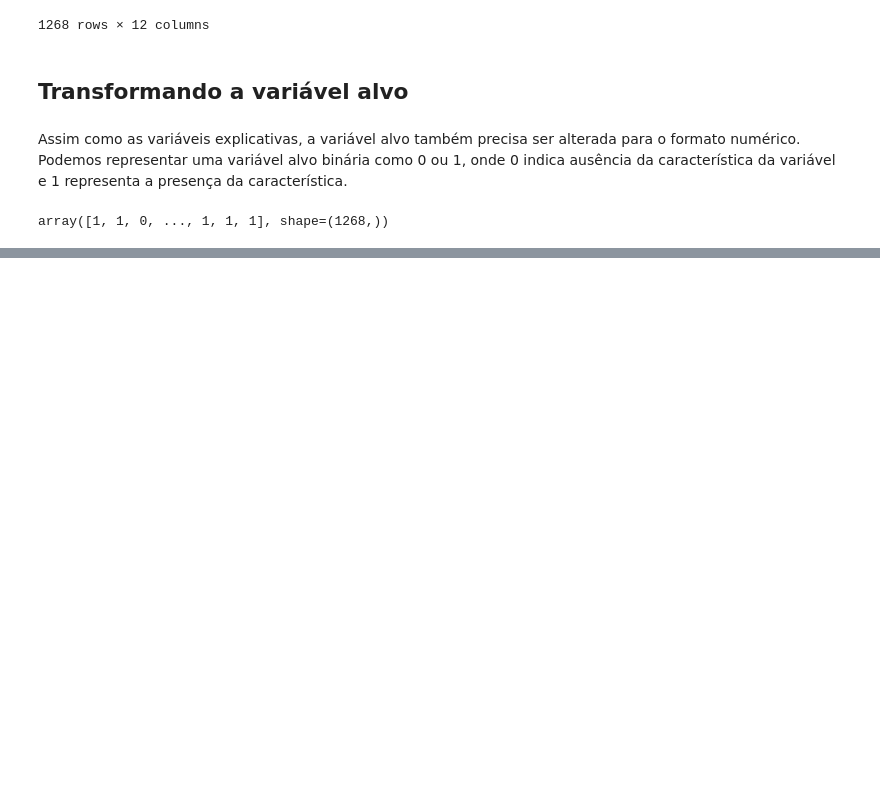
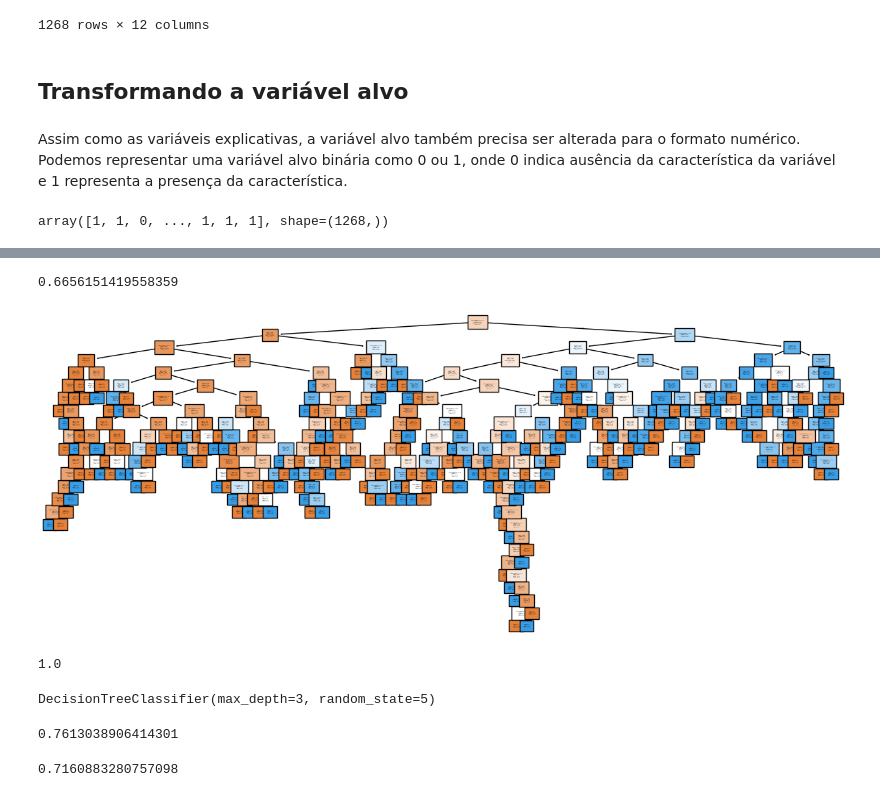
Before and after one commit to dieniffervargas/classificacao_ia_aderencia, a Jupyter notebook: classificacao_aderencia.ipynb, the cells around one changed output, grey strips where cells are left out. Cells and saved outputs as stored; diff of their text form; code cells hidden in the pictures; blank space fills up the shorter version.

```diff
--- a/classificacao_aderencia.ipynb
+++ b/classificacao_aderencia.ipynb
@@ -204,0 +236,2 @@ array([1, 1, 0, ..., 1, 1, 1], shape=(1268,))
+# %%
+x_treino, x_teste, y_treino, y_teste = train_test_split(x, y, random_state = 5, stratify=y)
@@ -204,0 +244,9 @@ array([1, 1, 0, ..., 1, 1, 1], shape=(1268,))
+# %%
+#Inicializa o modelo
+dummy = DummyClassifier()
+
+#Faz o ajuste do modelo
+dummy.fit(x_treino, y_treino)
+
+#Avalia o modelo
+dummy.score(x_teste, y_teste)
@@ -204,0 +260,5 @@ array([1, 1, 0, ..., 1, 1, 1], shape=(1268,))
+# %%
+#Inicializa o modelo
+arvore = DecisionTreeClassifier(random_state = 5)
+#Faz o ajuste do modelo
+arvore.fit(x_treino, y_treino)
@@ -204,0 +286,4 @@ array([1, 1, 0, ..., 1, 1, 1], shape=(1268,))
+# %%
+arvore.score(x_teste, y_teste)
+# %% [output]
+0.6656151419558359
@@ -204,0 +293,26 @@ array([1, 1, 0, ..., 1, 1, 1], shape=(1268,))
+# %%
+nome_colunas = ['casado', 'divorciado', 'solteiro', 'fundamental', 'medio', 'superior', 'inadimplencia', 'fez_emprestimo', 'idade', 'saldo', 'tempo_contato', 'num_contato']
+# %%
+plt.figure(figsize=(15, 6))
+plot_tree(arvore, filled=True, class_names=['não','sim'],fontsize=1, feature_names=nome_colunas);
+# %% [output]
+[figure, added]
+# %%
+arvore.score(x_treino, y_treino)
+# %% [output]
+1.0
+# %%
+#Inicializa o modelo
+arvore = DecisionTreeClassifier(max_depth=3,random_state = 5)
+#Faz o ajuste do modelo
+arvore.fit(x_treino, y_treino)
+# %% [output]
+DecisionTreeClassifier(max_depth=3, random_state=5)
+# %%
+arvore.score(x_treino, y_treino)
+# %% [output]
+0.7613038906414301
+# %%
+arvore.score(x_teste, y_teste)
+# %% [output]
+0.7160883280757098
```
Also changed, not shown: parts of 23 cells of this notebook, 1 other file.
